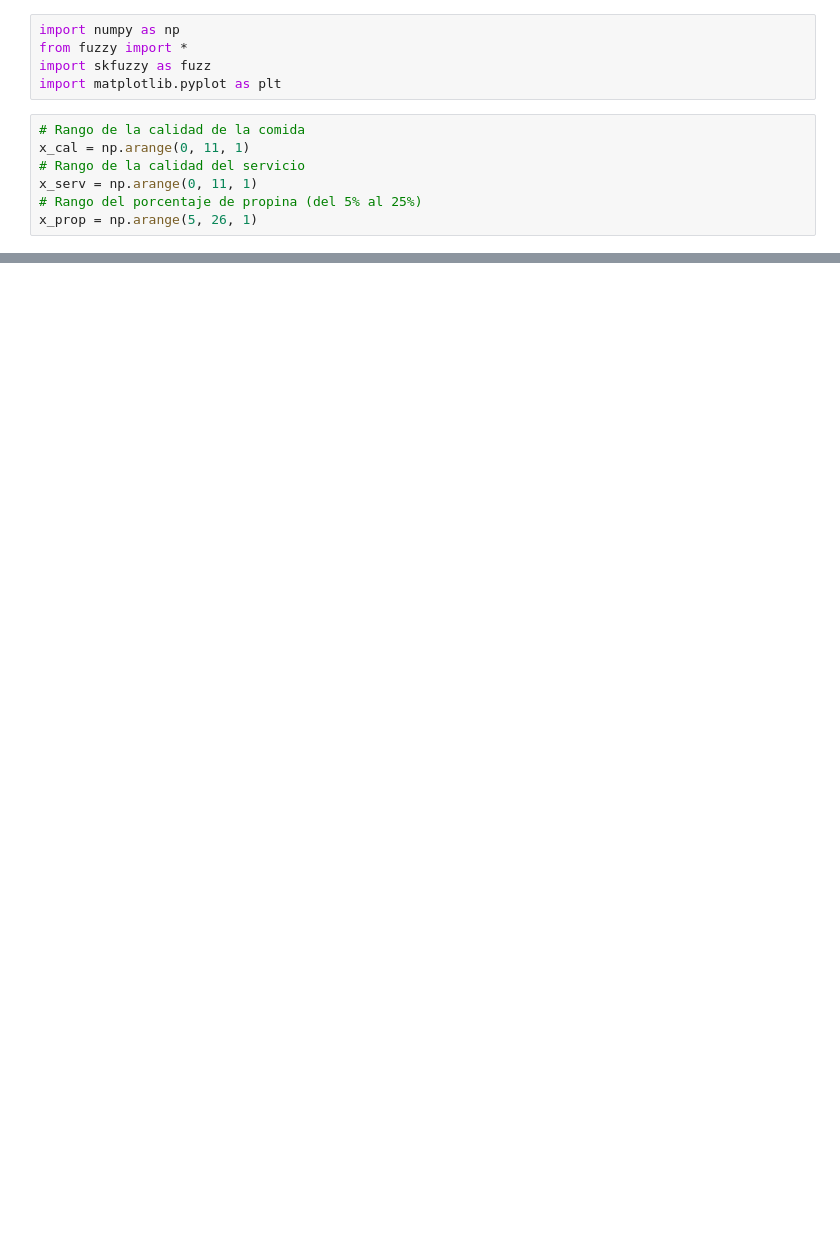
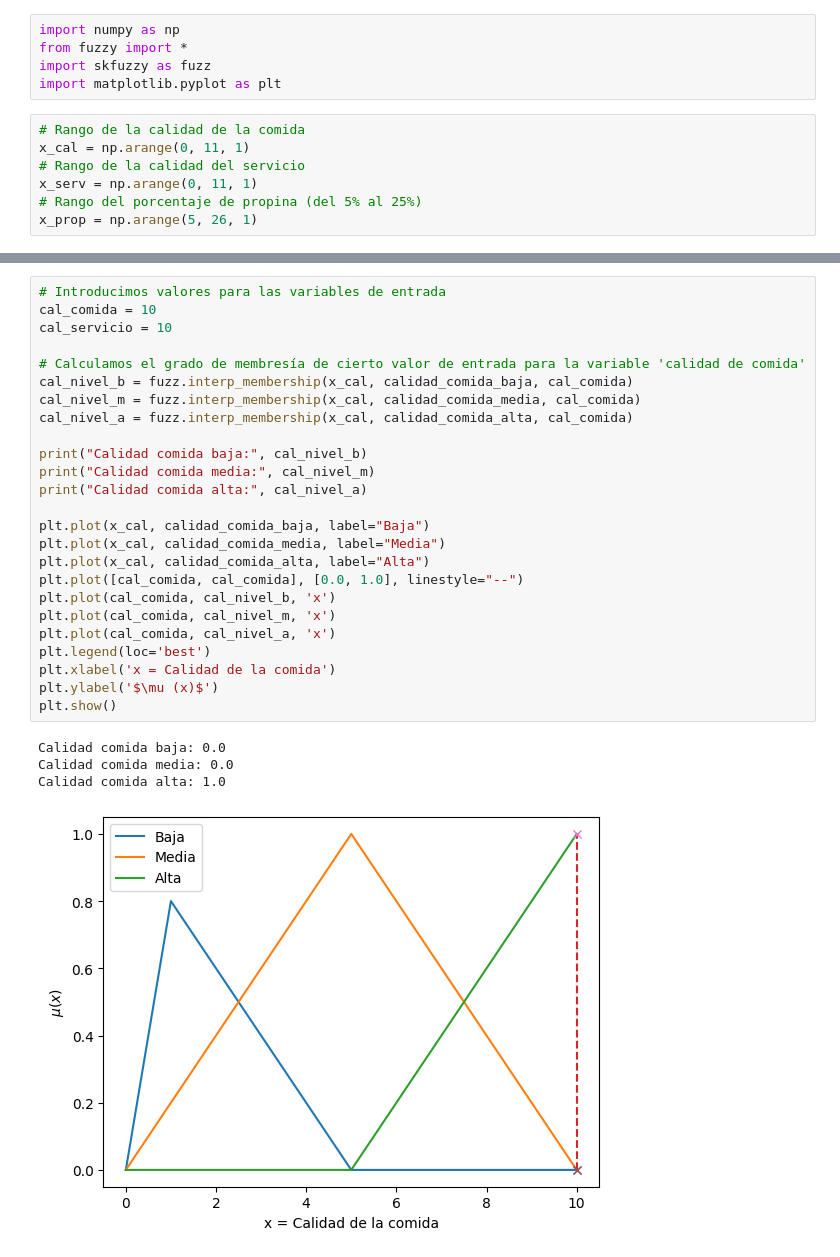
Before and after one commit to TehWeifu/IABD, a Jupyter notebook: ModelosInteligenciaArtificial/Unidad2-LogicaDifusa/Practica4/Practica4.ipynb, the cells around one changed output, grey strips where cells are left out. Drawn from its saved outputs; the diff is of its cells as text; blank space fills up the shorter version.

```diff
--- a/ModelosInteligenciaArtificial/Unidad2-LogicaDifusa/Practica4/Practica4.ipynb
+++ b/ModelosInteligenciaArtificial/Unidad2-LogicaDifusa/Practica4/Practica4.ipynb
@@ -60,0 +61,30 @@ plt.show()
+# %%
+# Introducimos valores para las variables de entrada
+cal_comida = 10
+cal_servicio = 10
+
+# Calculamos el grado de membresía de cierto valor de entrada para la variable 'calidad de comida'
+cal_nivel_b = fuzz.interp_membership(x_cal, calidad_comida_baja, cal_comida)
+cal_nivel_m = fuzz.interp_membership(x_cal, calidad_comida_media, cal_comida)
+cal_nivel_a = fuzz.interp_membership(x_cal, calidad_comida_alta, cal_comida)
+
+print("Calidad comida baja:", cal_nivel_b)
+print("Calidad comida media:", cal_nivel_m)
+print("Calidad comida alta:", cal_nivel_a)
+
+plt.plot(x_cal, calidad_comida_baja, label="Baja")
+plt.plot(x_cal, calidad_comida_media, label="Media")
+plt.plot(x_cal, calidad_comida_alta, label="Alta")
+plt.plot([cal_comida, cal_comida], [0.0, 1.0], linestyle="--")
+plt.plot(cal_comida, cal_nivel_b, 'x')
+plt.plot(cal_comida, cal_nivel_m, 'x')
+plt.plot(cal_comida, cal_nivel_a, 'x')
+plt.legend(loc='best')
+plt.xlabel('x = Calidad de la comida')
+plt.ylabel('$\mu (x)$')
+plt.show()
+# %% [output]
+Calidad comida baja: 0.0
+Calidad comida media: 0.0
+Calidad comida alta: 1.0
+[figure, added]
```
Also changed, not shown: parts of 9 cells of this notebook, 2 other files.
